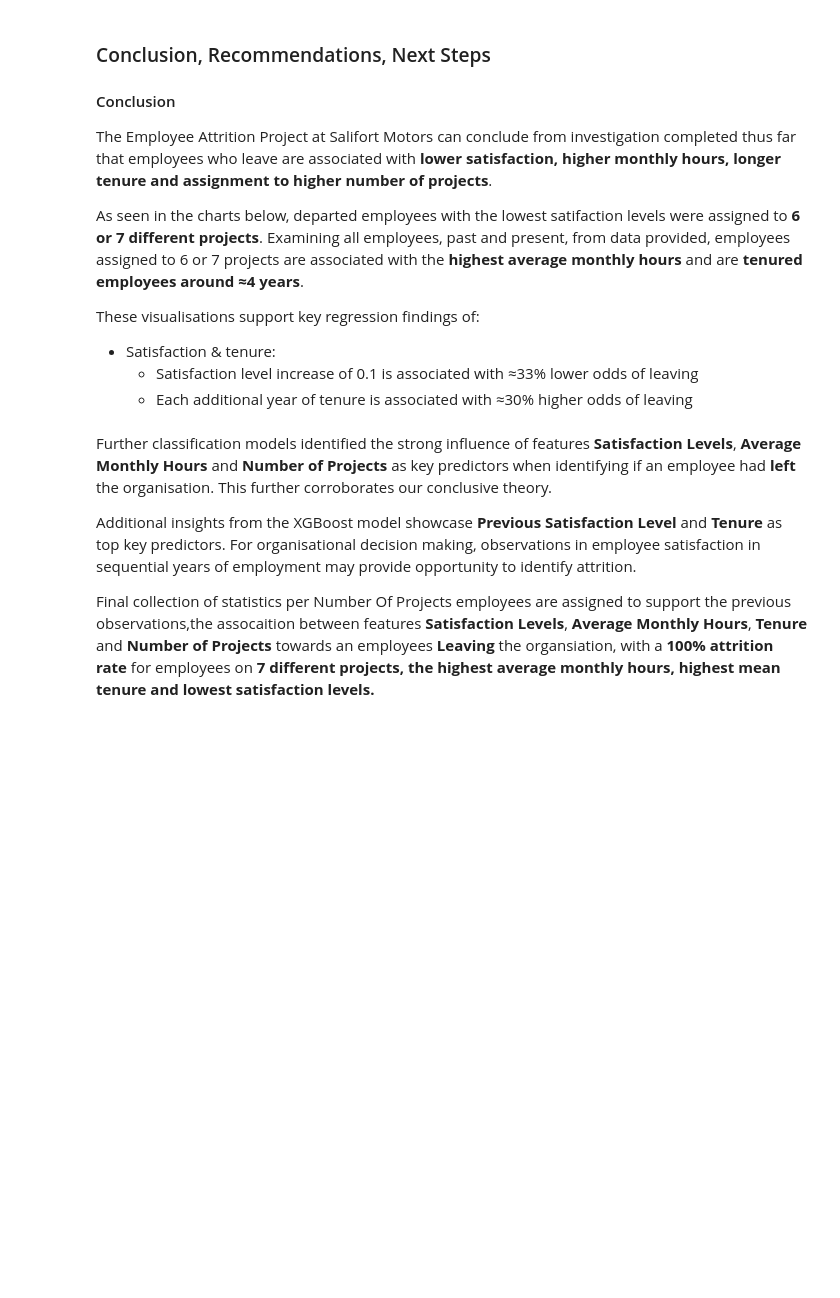
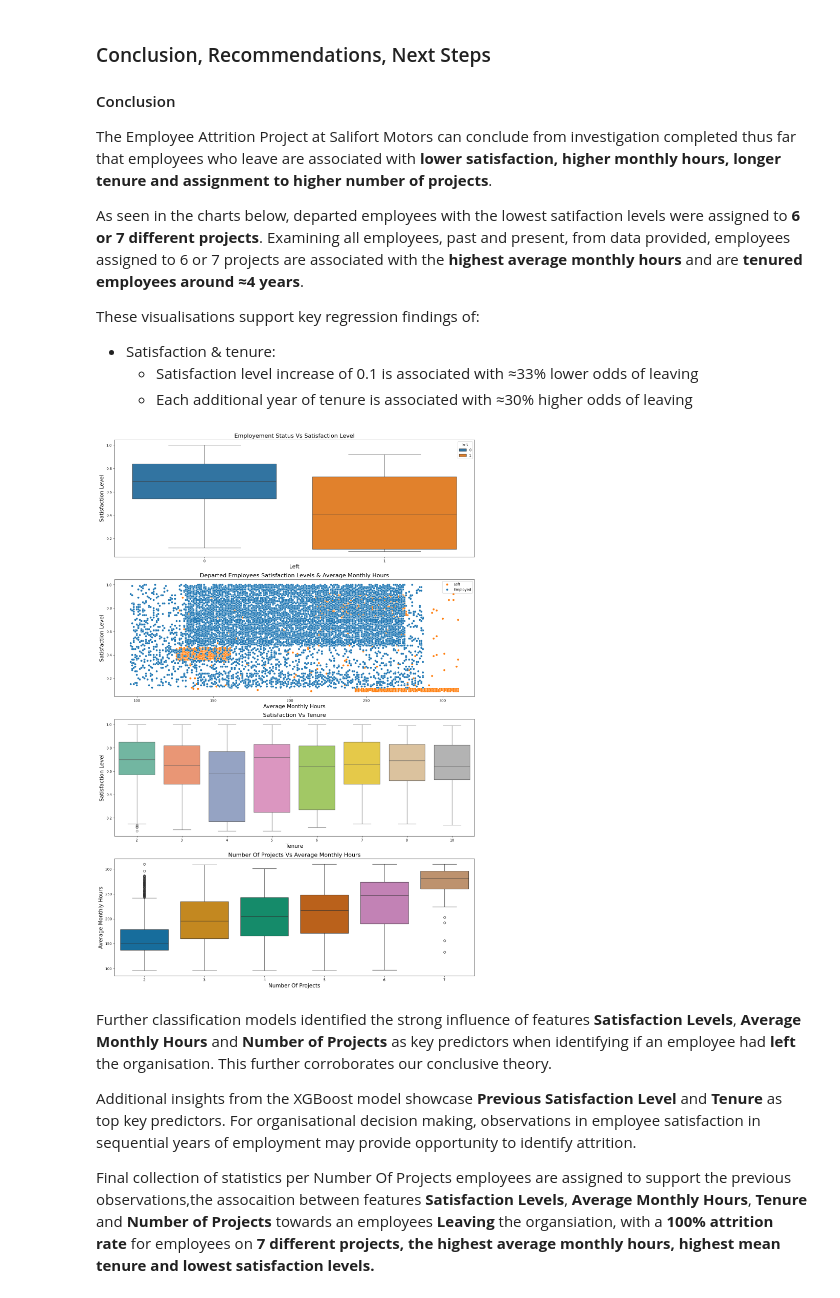
Before and after one commit to Mitch-P-Analyst/Salifort-Motors, a Jupyter notebook: notebooks/Activity_ Course 7 Salifort Motors project lab.ipynb, the cells around one changed output. Drawn from its saved outputs; the diff is of its cells as text; code cells hidden in the pictures; blank space fills up the shorter version.

```diff
--- a/notebooks/Activity_ Course 7 Salifort Motors project lab.ipynb
+++ b/notebooks/Activity_ Course 7 Salifort Motors project lab.ipynb
@@ -1364,36 +1426,61 @@ sns.boxplot(
     data = df_cleaned,
     x = 'left',
     y = 'satisfaction_level',
-    ax = ax[0]
+    ax = ax[0],
+    hue='left'
 )
 ax[0].set_title('Employement Status Vs Satisfaction Level',fontsize=16)
 ax[0].set_ylabel('Satisfaction Level',fontsize=15)
 ax[0].set_xlabel('Left',fontsize=15)
 
 # Second Plot | Satisfaction Vs Average Monthly Hours
 sns.scatterplot(
     data = df_cleaned,
     x = 'average_monthly_hours',
     y = 'satisfaction_level',
     ax = ax[1],
     hue = 'left'
 )
 ax[1].set_title('Departed Employees Satisfaction Levels & Average Monthly Hours',fontsize=16)
 ax[1].set_ylabel('Satisfaction Level',fontsize=15)
 ax[1].set_xlabel('Average Monthly Hours',fontsize=15)
 ax[1].legend(labels=['Left', 'Employed'])
 
 # Third Plot |
 sns.boxplot(
     data=df_cleaned,
     x='tenure',
     y='satisfaction_level',
     ax=ax[2],
+    hue='tenure',
+    palette='Set2',
+    legend=False
 
 )
 ax[2].set_title('Satisfaction Vs Tenure',fontsize=16)
 ax[2].set_ylabel('Satisfaction Level',fontsize=15)
 ax[2].set_xlabel('Tenure',fontsize=15)
+
+# Fourth Plot
+
+sns.boxplot(
+    data=df_cleaned,
+    x='number_of_projects',
+    y='average_monthly_hours',
+    ax=ax[3],
+    hue='number_of_projects',
+    palette='colorblind',
+    legend=False
+
+)
+ax[3].set_title('Number Of Projects Vs Average Monthly Hours',fontsize=16)
+ax[3].set_ylabel('Average Monthly Hours',fontsize=15)
+ax[3].set_xlabel('Number Of Projects',fontsize=15)
+
+# Display & Layout
+plt.tight_layout(rect=[0, 0.04, 1, 0.92])
+# %% [output]
+[figure, added]
 # %% [markdown]
 Further classification models identified the strong influence of features **Satisfaction Levels**, **Average Monthly Hours** and **Number of Projects** as key predictors when identifying if an employee had **left** the organisation. This further corroborates our conclusive theory.
 
```
Also changed, not shown: parts of 19 cells of this notebook, 5 other files.
